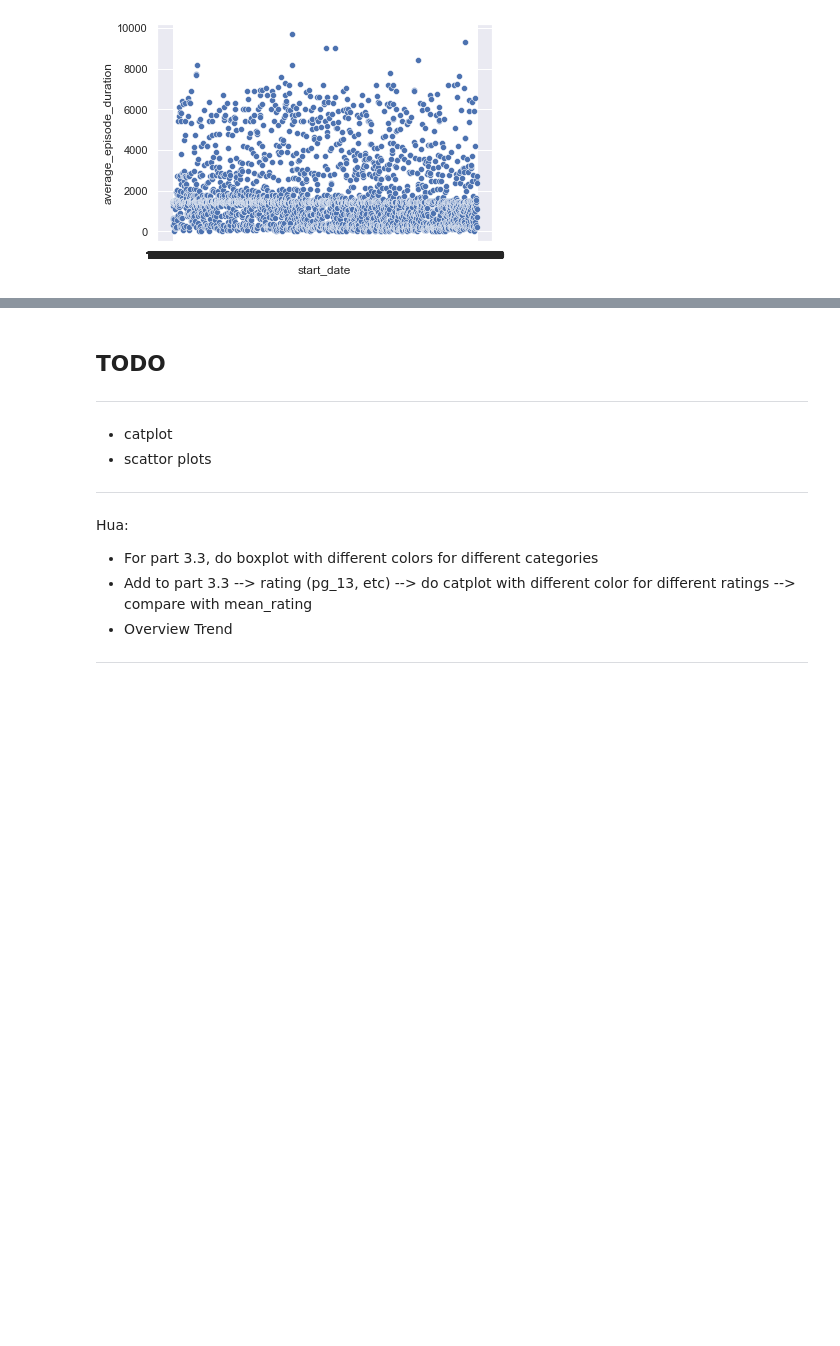
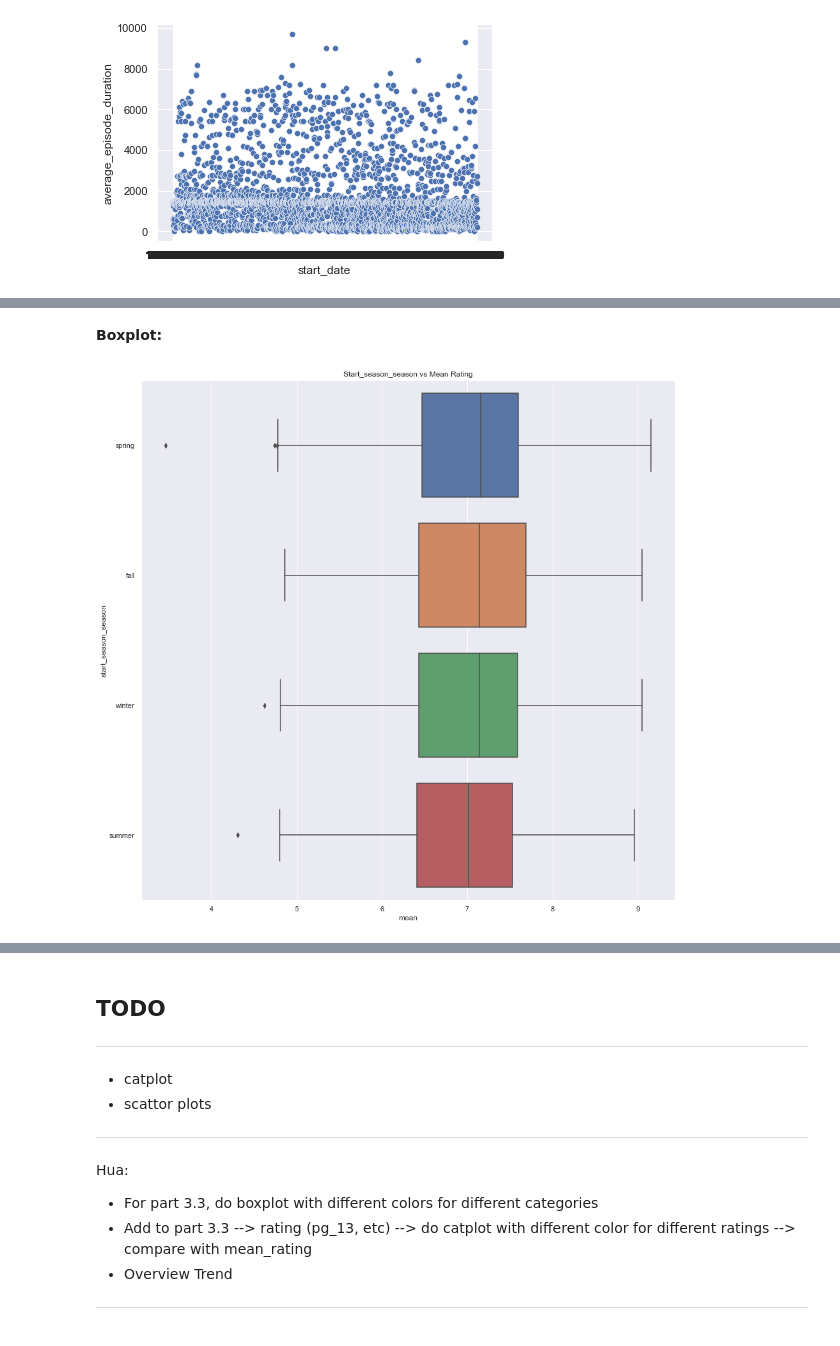
Before and after one commit to ztjhz/SC1015-Project, a Jupyter notebook: Anime/exploratory_data_analysis_visualization.ipynb, the cells around one changed output, grey strips where cells are left out. Cells and saved outputs as stored; diff of their text form; code cells hidden in the pictures; blank space fills up the shorter version.

```diff
--- a/Anime/exploratory_data_analysis_visualization.ipynb
+++ b/Anime/exploratory_data_analysis_visualization.ipynb
@@ -1203,0 +1277,6 @@ plt.show()
+# %% [markdown]
+**Boxplot:**
+# %%
+cat_mean_boxplot('start_season_season')
+# %% [output]
+[figure, added]
```
Also changed, not shown: parts of 45 cells of this notebook, 1 other file.
